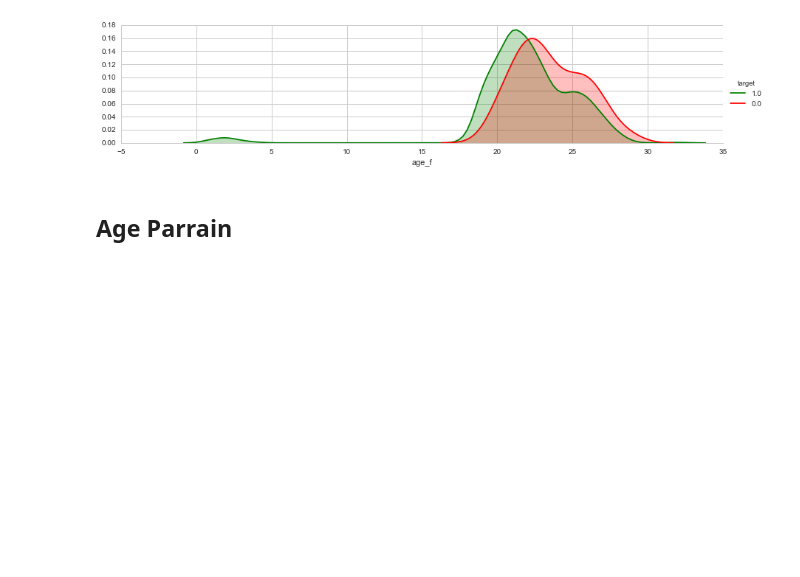
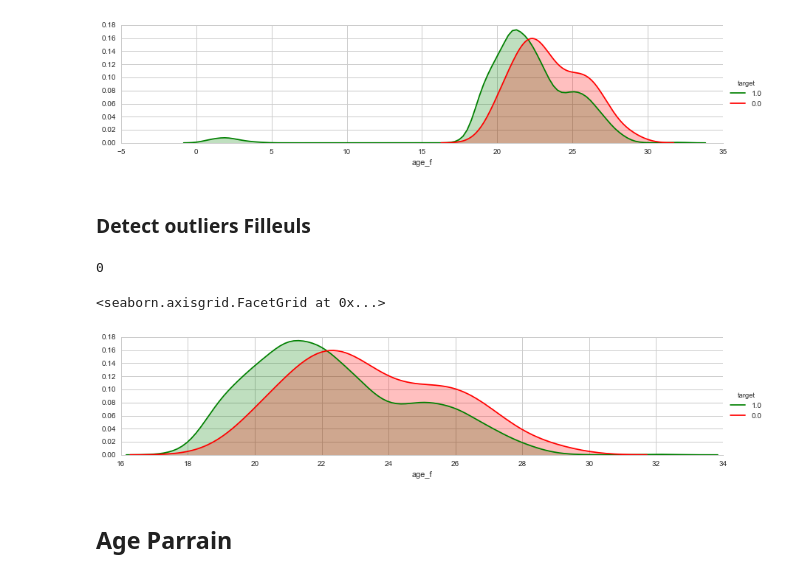
Before and after one commit to dataforgoodfr/batch-1_frateli, a Jupyter notebook: notebook/Explore_merging.ipynb, the cells around one changed output. Saved outputs shown, nothing was run; the diff lists cells and outputs as text; code cells hidden in the pictures; blank space fills up the shorter version.

Commit message:
Outlier detection for Filleuls

```diff
--- a/notebook/Explore_merging.ipynb
+++ b/notebook/Explore_merging.ipynb
@@ -192,6 +192,24 @@ facet.add_legend()
 # %% [output]
 <seaborn.axisgrid.FacetGrid at 0x...>
 [figure]
+# %% [markdown]
+### Detect outliers Filleuls
+# %%
+# Some outlier with 1 or 2 years old
+len(data.age_f[data.age_f <= data.age_f.mean() - 3*(data.age_f.std())])
+# %% [output]
+0
+# %%
+data.loc[data['age_f'] >= (data['age_f'].mean() + 3 * data['age_f'].std()), 'age_f'] = np.nan
+data.loc[data['age_f'] <= (data['age_f'].mean() - 3 * data['age_f'].std()), 'age_f'] = np.nan
+# %%
+pal = ["g", "r"]
+facet = sns.FacetGrid(data, hue="target",aspect=4, palette=pal)
+facet.map(sns.kdeplot,'age_f',shade= True)
+facet.add_legend()
+# %% [output]
+<seaborn.axisgrid.FacetGrid at 0x...>
+[figure, added]
 # %% [markdown]
 ## Age Parrain
 # %%
```
Also changed, not shown: parts of 1 cell of this notebook.
